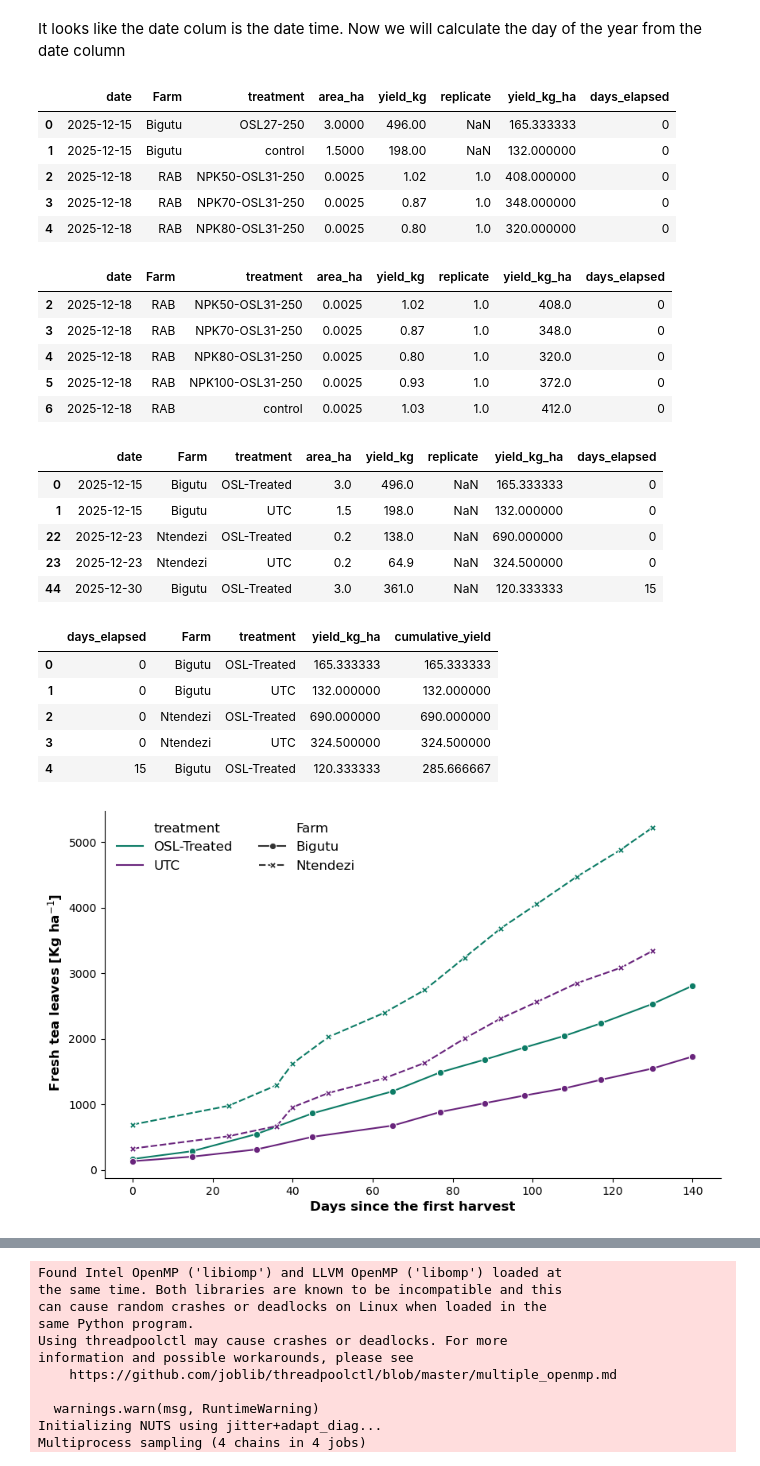
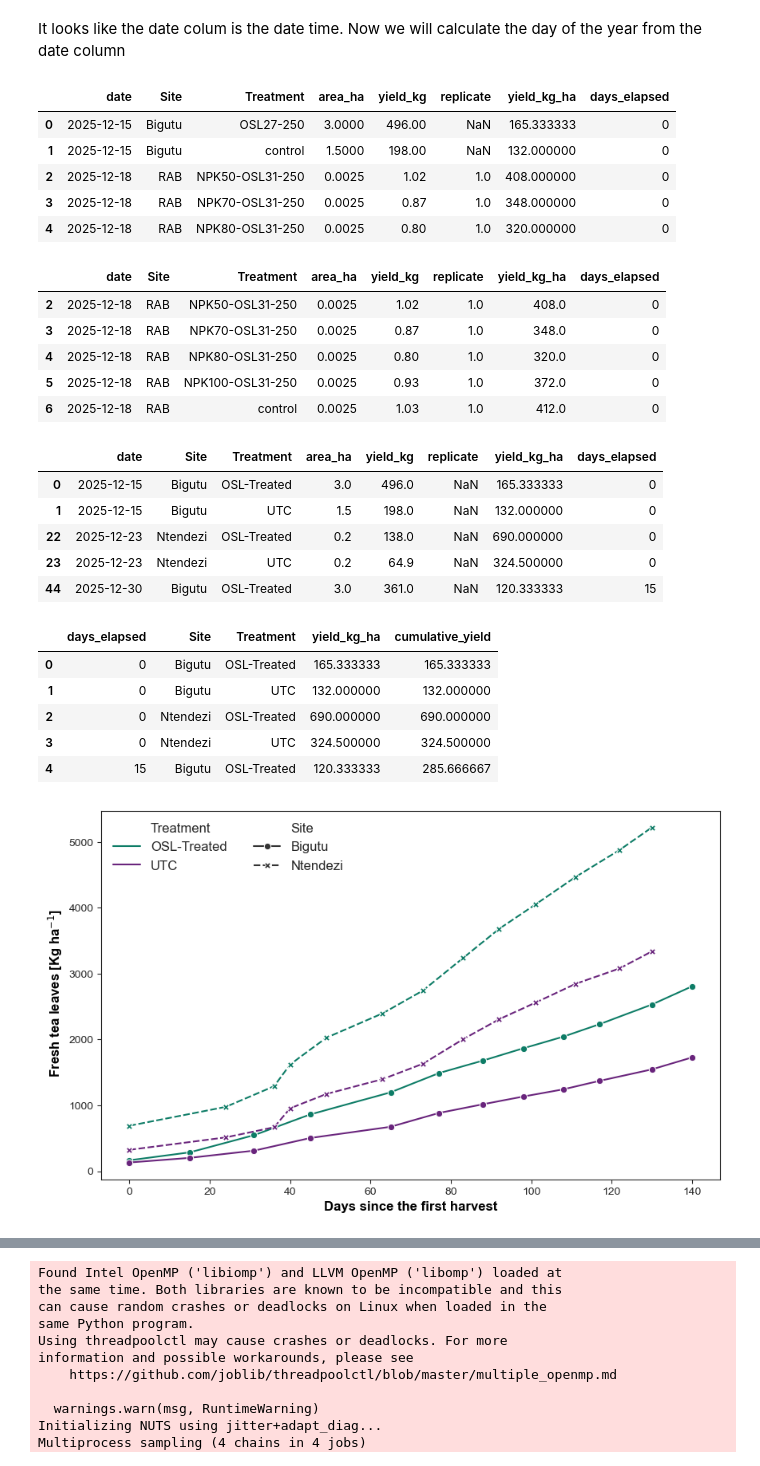
Before and after one commit to BBenyamini/tea_paper, a Jupyter notebook: notebook.ipynb, the cells around one changed output, grey strips where cells are left out. Drawn from its saved outputs; the diff is of its cells as text; code cells hidden in the pictures.

```diff
--- a/notebook.ipynb
+++ b/notebook.ipynb
@@ -53,12 +53,12 @@ Now we will calculate the day of the year from the date column
 # %%
 # get the day of the year from date colum
 # Example transformation
-tea_df['days_elapsed'] = (tea_df.groupby(['Farm'])['date'].transform(lambda x: x - x.min()).dt.days)
+tea_df['days_elapsed'] = (tea_df.groupby(['Site'])['date'].transform(lambda x: x - x.min()).dt.days)
 
 # check the data after transformation
 tea_df.head()
 # %% [output]
-|  | date | Farm | treatment | area_ha | yield_kg | replicate | yield_kg_ha | days_elapsed |
+|  | date | Site | Treatment | area_ha | yield_kg | replicate | yield_kg_ha | days_elapsed |
 | 0 | 2025-12-15 | Bigutu | OSL27-250 | 3.0000 | 496.00 | NaN | 165.333333 | 0 |
 | 1 | 2025-12-15 | Bigutu | control | 1.5000 | 198.00 | NaN | 132.000000 | 0 |
 | 2 | 2025-12-18 | RAB | NPK50-OSL31-250 | 0.0025 | 1.02 | 1.0 | 408.000000 | 0 |
@@ -66,11 +66,11 @@ tea_df.head()
 | 4 | 2025-12-18 | RAB | NPK80-OSL31-250 | 0.0025 | 0.80 | 1.0 | 320.000000 | 0 |
 # %%
 # get the fertilizer reduction experiment data
-rab_data=tea_df.query('Farm=="RAB"')
-gtc_data=tea_df.query('Farm!="RAB"')
+rab_data=tea_df.query('Site=="RAB"')
+gtc_data=tea_df.query('Site!="RAB"')
 rab_data.head()
 # %% [output]
-|  | date | Farm | treatment | area_ha | yield_kg | replicate | yield_kg_ha | days_elapsed |
+|  | date | Site | Treatment | area_ha | yield_kg | replicate | yield_kg_ha | days_elapsed |
 | 2 | 2025-12-18 | RAB | NPK50-OSL31-250 | 0.0025 | 1.02 | 1.0 | 408.0 | 0 |
 | 3 | 2025-12-18 | RAB | NPK70-OSL31-250 | 0.0025 | 0.87 | 1.0 | 348.0 | 0 |
 | 4 | 2025-12-18 | RAB | NPK80-OSL31-250 | 0.0025 | 0.80 | 1.0 | 320.0 | 0 |
@@ -80,27 +80,24 @@ rab_data.head()
 #look at the header of the gtc data
 # rename the treatment values for better readability
 
-gtc_data.loc[:,'treatment'] = gtc_data['treatment'].replace({'OSL27-250': 'OSL-Treated', 'control': 'UTC'})
-
-# save data for later use
-gtc_data.to_csv('processed/gtc_data.csv', index=False)
+gtc_data.loc[:,'Treatment'] = gtc_data['Treatment'].replace({'OSL27-250': 'OSL-Treated', 'control': 'UTC'})
 
 gtc_data.head()
 # %% [output]
-|  | date | Farm | treatment | area_ha | yield_kg | replicate | yield_kg_ha | days_elapsed |
+|  | date | Site | Treatment | area_ha | yield_kg | replicate | yield_kg_ha | days_elapsed |
 | 0 | 2025-12-15 | Bigutu | OSL-Treated | 3.0 | 496.0 | NaN | 165.333333 | 0 |
 | 1 | 2025-12-15 | Bigutu | UTC | 1.5 | 198.0 | NaN | 132.000000 | 0 |
 | 22 | 2025-12-23 | Ntendezi | OSL-Treated | 0.2 | 138.0 | NaN | 690.000000 | 0 |
 | 23 | 2025-12-23 | Ntendezi | UTC | 0.2 | 64.9 | NaN | 324.500000 | 0 |
 | 44 | 2025-12-30 | Bigutu | OSL-Treated | 3.0 | 361.0 | NaN | 120.333333 | 15 |
 # %%
-gtc_cum_yield=gtc_data.groupby(['days_elapsed','Farm', 'treatment'])['yield_kg_ha'].mean().reset_index()
-gtc_cum_yield['cumulative_yield'] = gtc_cum_yield.groupby(['Farm', 'treatment'])['yield_kg_ha'].cumsum()
+gtc_cum_yield=gtc_data.groupby(['days_elapsed','Site', 'Treatment'])['yield_kg_ha'].mean().reset_index()
+gtc_cum_yield['cumulative_yield'] = gtc_cum_yield.groupby(['Site', 'Treatment'])['yield_kg_ha'].cumsum()
 
 #look at the cumulative yield data
 gtc_cum_yield.head()
 # %% [output]
-|  | days_elapsed | Farm | treatment | yield_kg_ha | cumulative_yield |
+|  | days_elapsed | Site | Treatment | yield_kg_ha | cumulative_yield |
 | 0 | 0 | Bigutu | OSL-Treated | 165.333333 | 165.333333 |
 | 1 | 0 | Bigutu | UTC | 132.000000 | 132.000000 |
 | 2 | 0 | Ntendezi | OSL-Treated | 690.000000 | 690.000000 |
@@ -109,21 +106,21 @@ gtc_cum_yield.head()
 # %%
 #plot the cummulative data for the two treatments
 plt.figure(figsize=(10,6))
 
 colors={"UTC":"#69247C", "OSL-Treated":"#0D7C66"}
-ax=sns.lineplot(data=gtc_cum_yield, x="days_elapsed", y="cumulative_yield", hue="treatment", palette=colors,
-                markers=True, style="Farm",err_kws={'linewidth': 1.5, 'alpha':1})
+ax=sns.lineplot(data=gtc_cum_yield, x="days_elapsed", y="cumulative_yield", hue="Treatment", palette=colors,
+                markers=True, style="Site",err_kws={'linewidth': 1.5, 'alpha':1})
 plt.ylabel(" Fresh tea leaves [Kg ha$^{-1}$]", color='black', size=12, weight='bold')
 plt.xlabel("Days since the first harvest", color='black', size=12, weight='bold')
 ax.legend(title=None, frameon=False, loc='upper left', ncol=2, fontsize=12)
 # remove the upper and right spines
-ax = plt.gca()
-ax.spines['top'].set_visible(False)
-ax.spines['right'].set_visible(False)
-#plt.savefig("results/figures/Bigutu_tea_cumulative_yield.png", dpi=600, bbox_inches='tight')
+# ax = plt.gca()
+# ax.spines['top'].set_visible(False)
+# ax.spines['right'].set_visible(False)
+plt.savefig("results/figures/figure_1.png", dpi=600, bbox_inches='tight')
 plt.show();
 # %% [output]
-[figure, old version]
+[figure, new version]
 # %%
 import statsmodels.api as sm
 import statsmodels.formula.api as smf
```
Also changed, not shown: parts of 9 cells of this notebook, 13 other files.
